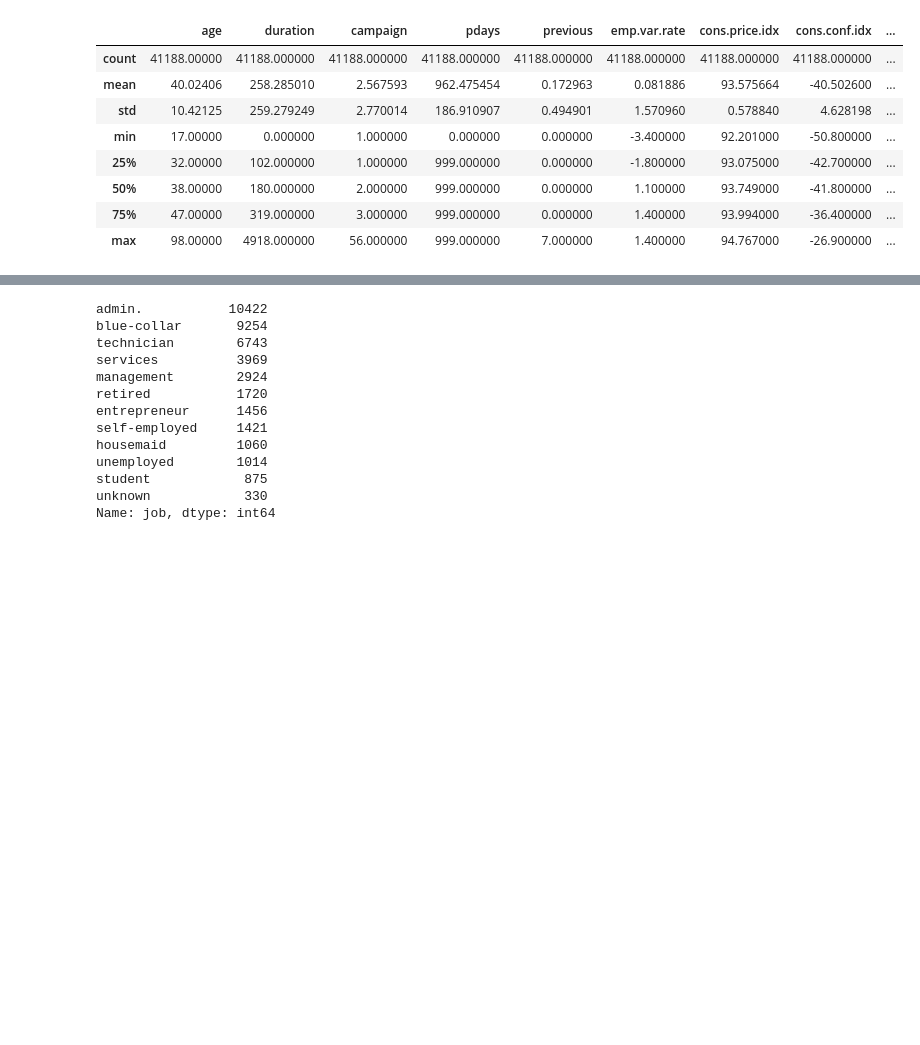
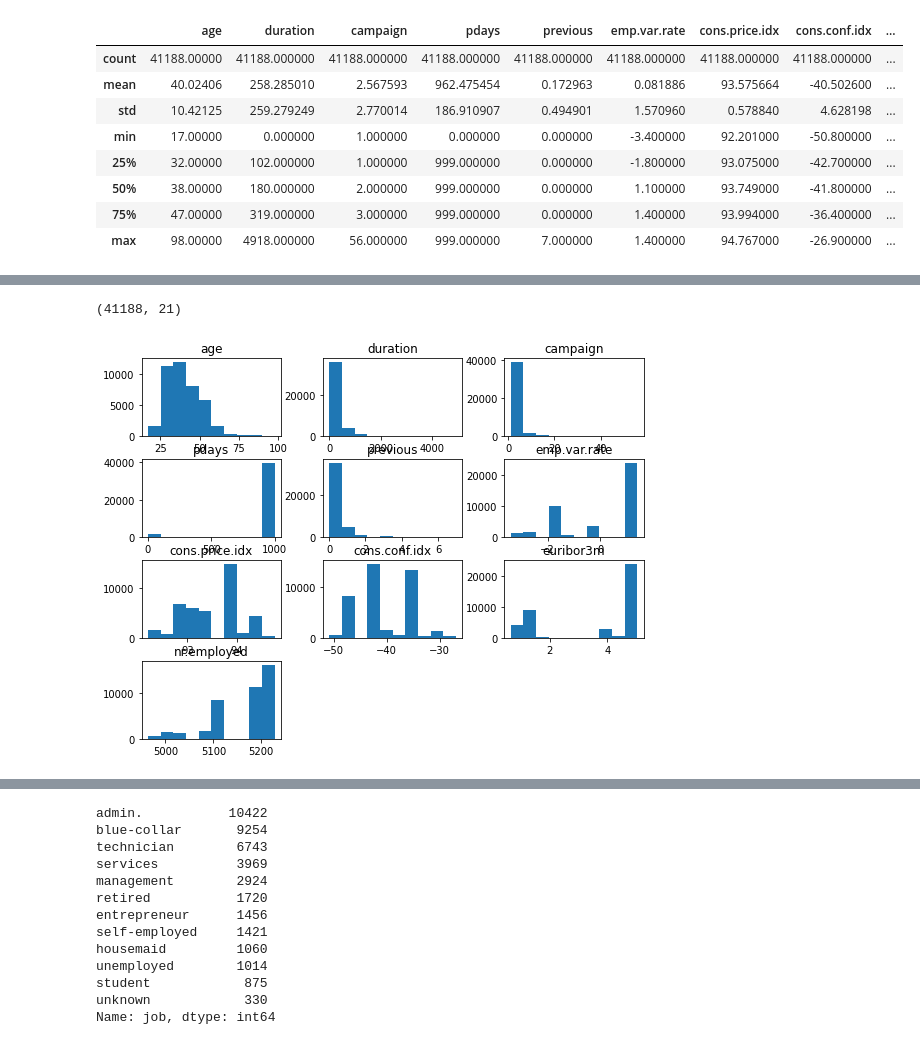
Before and after one commit to AlinaMendez/ML-op, a Jupyter notebook: src/explore.ipynb, the cells around one changed output, grey strips where cells are left out. Cells and saved outputs as stored; diff of their text form; code cells hidden in the pictures; blank space fills up the shorter version.

```diff
--- a/src/explore.ipynb
+++ b/src/explore.ipynb
@@ -89 +96,12 @@ df_raw.sample(10)
 10 rows × 21 columns
+# %%
+df_raw.shape
+# %% [output]
+(41188, 21)
+# %%
+# Hago un histograma de todas las variables
+df_raw.hist(bins=10,figsize=(9,7),grid=False)
+# Le saco todos los comentarios que me pone al graficar
+plt.show()
+# %% [output]
+[figure, added]
```
Also changed, not shown: parts of 42 cells of this notebook.
